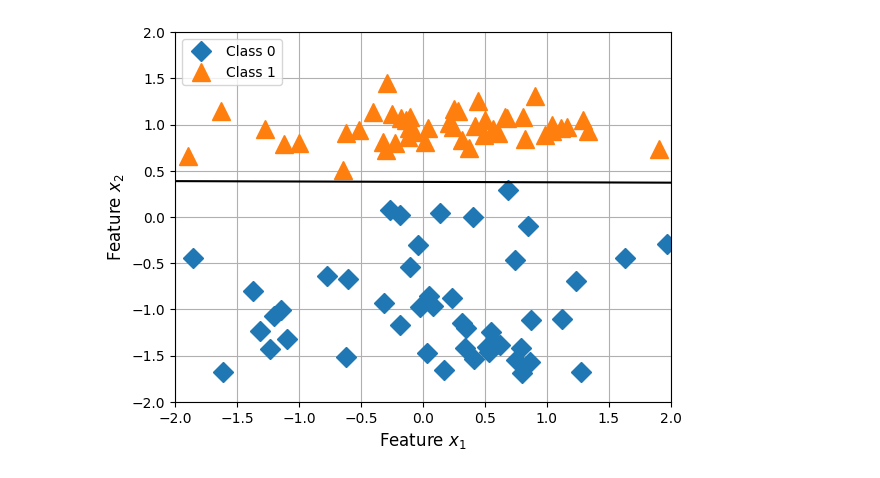
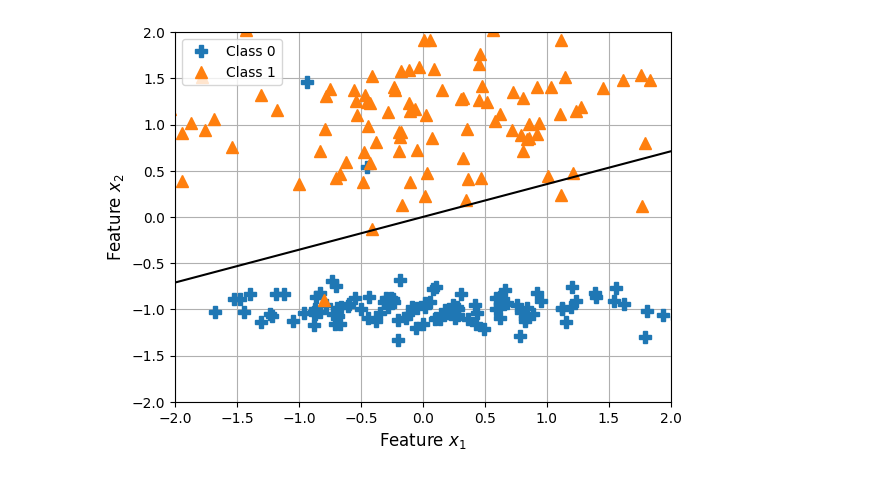
Before and after one commit to DilshanGDT/Learnings-NN_DL_AI, a Jupyter notebook: PA 01/ProgrammingAssignment_1.ipynb, the cells around one changed output. Drawn from its saved outputs; the diff is of its cells as text; code cells hidden in the pictures.

Commit message:
Change sample size to 220 and 25 epochs

```diff
--- a/PA 01/ProgrammingAssignment_1.ipynb
+++ b/PA 01/ProgrammingAssignment_1.ipynb
@@ -4,5 +4,8 @@ import pandas as pd
 import matplotlib.pyplot as plt
 from sklearn.datasets import make_classification
 # %%
-# Creating the dataset
-features, targets = make_classification(n_samples=100, n_features=2, n_informative=1, n_redundant=0, n_clusters_per_class=1, random_state=1)
+# Creating the dataset with more samples
+samples = 220
+features, targets = make_classification(n_samples=samples, n_features=2, n_informative=1, n_redundant=0, n_clusters_per_class=1, random_state=1)
+
+print("Number of Samples : ", samples)
@@ -9,3 +14,8 @@ features, targets = make_classification(n_samples=100, n_features=2, n_informati
+# %%
+# Splitting into training and testing sets
+train_size = int(0.8 * len(features))
+X_train, X_test = features[:train_size], features[train_size:]
+y_train, y_test = targets[:train_size], targets[train_size:]
 # %%
 df = pd.DataFrame(data=features, columns=['x1', 'x2'])
 df['targets'] = targets
@@ -90,19 +97,20 @@ def train(model, X_train, y_train, epochs):
         print(f"Epoch {epoch + 1} errors {error_count}")
 # %%
-# Create a perceptron
+# Create a perceptron and train it
+epochs = 25
+print("Number of Epochs : ", epochs)
+
 ppn = Perceptron(num_features=2)
-train(ppn, features, targets, epochs=5)
+train(ppn, X_train, y_train, epochs=epochs)
 
-# Evaluate the model
+# Compute accuracy
 def compute_accuracy(model, features, targets):
-    correct = 0.0
-
-    for x, y in zip(features, targets):
-        prediction = model.forward(x)
-        correct += int(prediction == y)
-
+    correct = sum(int(model.forward(x) == y) for x, y in zip(features, targets))
     return correct / len(targets)
 
-train_acc = compute_accuracy(ppn, features, targets)
-print("Model Accuracy:", train_acc)
+train_acc = compute_accuracy(ppn, X_train, y_train)
+test_acc = compute_accuracy(ppn, X_test, y_test)
+
+print("\nTraining Accuracy:", format(train_acc, ".4f"))
+print("Test Accuracy:", format(test_acc, ".4f"))
 # %% [output]
@@ -126,34 +145,34 @@ def plot_boundary(model):
 
     return x1_min, x1_max, x2_min, x2_max
 
 x1_min, x1_max, x2_min, x2_max = plot_boundary(ppn)
 
 plt.plot(
     features[targets == 0, 0],
     features[targets == 0, 1],
-    marker="D",
-    markersize=10,
+    marker="P",
+    markersize=8,
     linestyle="",
     label="Class 0",
 )
 
 plt.plot(
     features[targets == 1, 0],
     features[targets == 1, 1],
     marker="^",
-    markersize=13,
+    markersize=8,
     linestyle="",
     label="Class 1",
 )
 
 plt.plot([x1_min, x1_max], [x2_min, x2_max], color="k")
 
 plt.legend(loc=2)
 plt.xlim([-2, 2])
 plt.ylim([-2, 2])
 plt.xlabel("Feature $x_1$", fontsize=12)
 plt.ylabel("Feature $x_2$", fontsize=12)
 plt.grid()
 plt.show()
 # %% [output]
-[figure, old version]
+[figure, new version]
```
Also changed, not shown: parts of 5 cells of this notebook.
